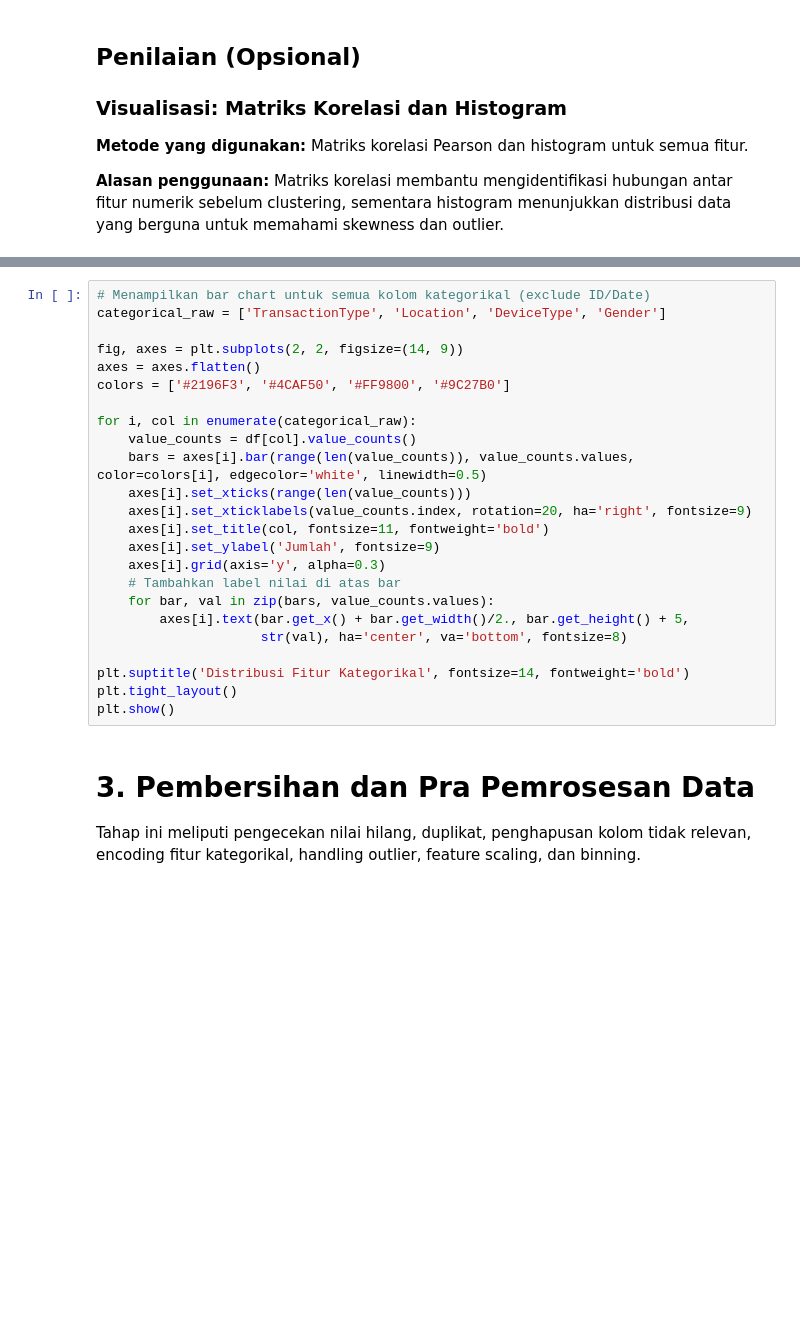
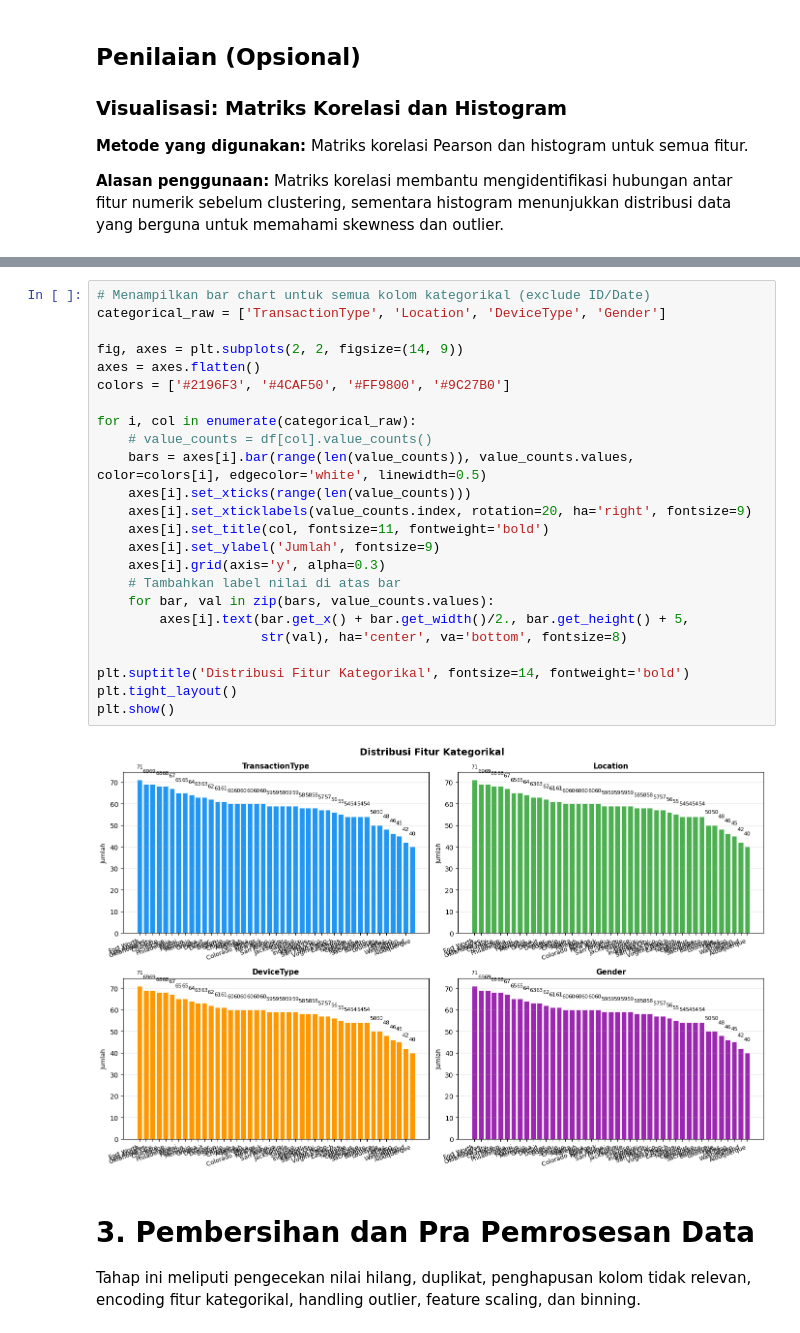
Before and after one commit to zackykurniawan/BMLP_Muhammad-Zacky-Kurniawan, a Jupyter notebook: [Clustering]_Submission_Akhir_BMLP_Muhammad_Zacky_Kurniawan.ipynb, the cells around one changed output, grey strips where cells are left out. Cells and saved outputs as stored; diff of their text form; blank space fills up the shorter version.

```diff
--- a/[Clustering]_Submission_Akhir_BMLP_Muhammad_Zacky_Kurniawan.ipynb
+++ b/[Clustering]_Submission_Akhir_BMLP_Muhammad_Zacky_Kurniawan.ipynb
@@ -136,27 +202,29 @@ plt.show()
 # %%
 # Menampilkan bar chart untuk semua kolom kategorikal (exclude ID/Date)
 categorical_raw = ['TransactionType', 'Location', 'DeviceType', 'Gender']
 
 fig, axes = plt.subplots(2, 2, figsize=(14, 9))
 axes = axes.flatten()
 colors = ['#2196F3', '#4CAF50', '#FF9800', '#9C27B0']
 
 for i, col in enumerate(categorical_raw):
-    value_counts = df[col].value_counts()
+    # value_counts = df[col].value_counts()
     bars = axes[i].bar(range(len(value_counts)), value_counts.values, color=colors[i], edgecolor='white', linewidth=0.5)
     axes[i].set_xticks(range(len(value_counts)))
     axes[i].set_xticklabels(value_counts.index, rotation=20, ha='right', fontsize=9)
     axes[i].set_title(col, fontsize=11, fontweight='bold')
     axes[i].set_ylabel('Jumlah', fontsize=9)
     axes[i].grid(axis='y', alpha=0.3)
     # Tambahkan label nilai di atas bar
     for bar, val in zip(bars, value_counts.values):
         axes[i].text(bar.get_x() + bar.get_width()/2., bar.get_height() + 5,
                      str(val), ha='center', va='bottom', fontsize=8)
 
 plt.suptitle('Distribusi Fitur Kategorikal', fontsize=14, fontweight='bold')
 plt.tight_layout()
 plt.show()
+# %% [output]
+[figure, added]
 # %% [markdown]
 # **3. Pembersihan dan Pra Pemrosesan Data**
 Tahap ini meliputi pengecekan nilai hilang, duplikat, penghapusan kolom tidak relevan, encoding fitur kategorikal, handling outlier, feature scaling, dan binning.
```
Also changed, not shown: parts of 36 cells of this notebook.
